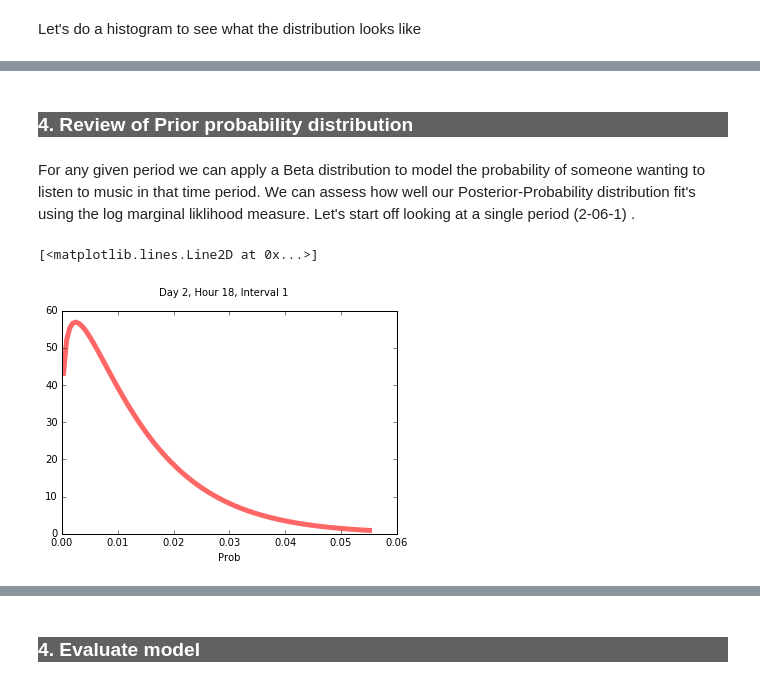
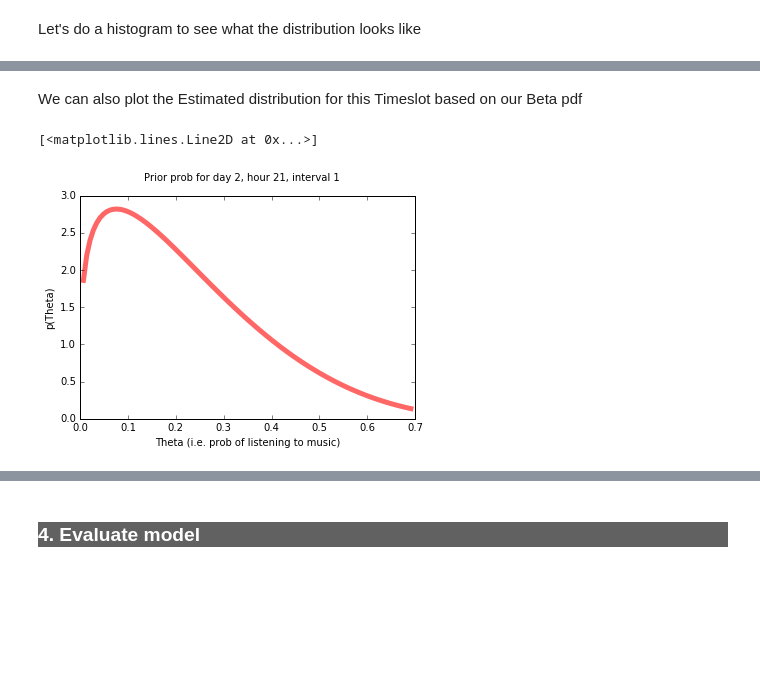
Before and after one commit to badrul1/EventPrediction, a Jupyter notebook: 5_mainmodel/2_NextPlayPrediction.ipynb, the cells around one changed output, grey strips where cells are left out. Saved outputs shown, nothing was run; the diff lists cells and outputs as text; code cells hidden in the pictures; blank space fills up the shorter version.

```diff
--- a/5_mainmodel/2_NextPlayPrediction.ipynb
+++ b/5_mainmodel/2_NextPlayPrediction.ipynb
@@ -143,0 +92,6 @@ Name: Prob, dtype: float64
+# %%
+settingsDict =  cc.loadSettings()
+dbPath = root + settingsDict['mainDbPath']
+fmSimilarDbPath = root + settingsDict['fmSimilarDbPath']
+fmTagsDbPath = root + settingsDict['fmTagsDbPath']
+trackMetaDbPath = root + settingsDict['trackmetadata']
@@ -143,0 +175,17 @@ Name: Prob, dtype: float64
+# %%
+try:
+    del trainDf['TotalWks']    # Delete col if it already exists
+except KeyError:
+    pass
+
+# Calculate probability
+trainDf=trainDf.set_index('UserID').join(wks)                      # Bring in total weeks from wks table
+trainDf['Prob'] = trainDf['PlayCount'] / trainDf['TotalWks']      # Prob = num of plays in this period / total num of weeks
+trainDf.reset_index(inplace=True)
+
+# Calculate the Priors from trainDf. Note: We are taking the mean of the user means here
+priorDf= trainDf.groupby('Timeslot')['Prob'].mean().to_frame('mean')  # Calculate the mean of prob for each period
+priorDf['var'] = trainDf.groupby('Timeslot')['Prob'].var()           # Calculate the variance of prob for each period
+a,b=estBetaParams(priorDf['mean'],priorDf['var'])                # Derive alpha & beta for the Beta dist
+priorDf['a']= a                                                 # Store a and b back into priorDf
+priorDf['b']= b
@@ -161,21 +248,21 @@ ggplot(aes(x='Prob'), data=df[df.Period==period]) + \
-# %% [markdown]
-<h3 style="background-color:#616161;color:white">4. Review of Prior probability distribution
-# %% [markdown]
-For any given period we can apply a Beta distribution to model the probability of someone wanting to listen to music in that time period. We can assess how well our Posterior-Probability distribution fit's using the log marginal liklihood measure. Let's start off looking at a single period (2-06-1) .
+# %% [markdown]
+We can also plot the Estimated distribution for this Timeslot based on our Beta pdf
 # %%
 from scipy.stats import beta
 
-p = '2-18-1'
-mu = meanvarDf.loc[p]['mean']
-var = meanvarDf.loc[p]['var']
-a,b = estBetaParams(mu,var)
+
+p = '2-21-1'
+a = priorDf.loc[p]['a']
+b = priorDf.loc[p]['b']
 
 # Plot our prior Beta PDF
 fig, ax = plt.subplots(1, 1)
 x = np.linspace(beta.ppf(0.01, a, b),beta.ppf(0.99, a, b), 100)  # Generate prob distribution
-ax.set_xlabel('Prob')
-fig.suptitle('Day {}, Hour {}, Interval {}'.format(p[0],p[2:4],p[5]))
+ax.set_xlabel('Theta (i.e. prob of listening to music)')
+ax.set_ylabel('p(Theta)')
+
+fig.suptitle('Prior prob for day {}, hour {}, interval {}'.format(p[0],p[2:4],p[5]))
 ax.plot(x, beta.pdf(x, a, b),'r-', lw=5, alpha=0.6)
 # %% [output]
 [<matplotlib.lines.Line2D at 0x...>]
-[figure, old version]
+[figure, new version]
```
Also changed, not shown: parts of 53 cells of this notebook, 2 other files.
